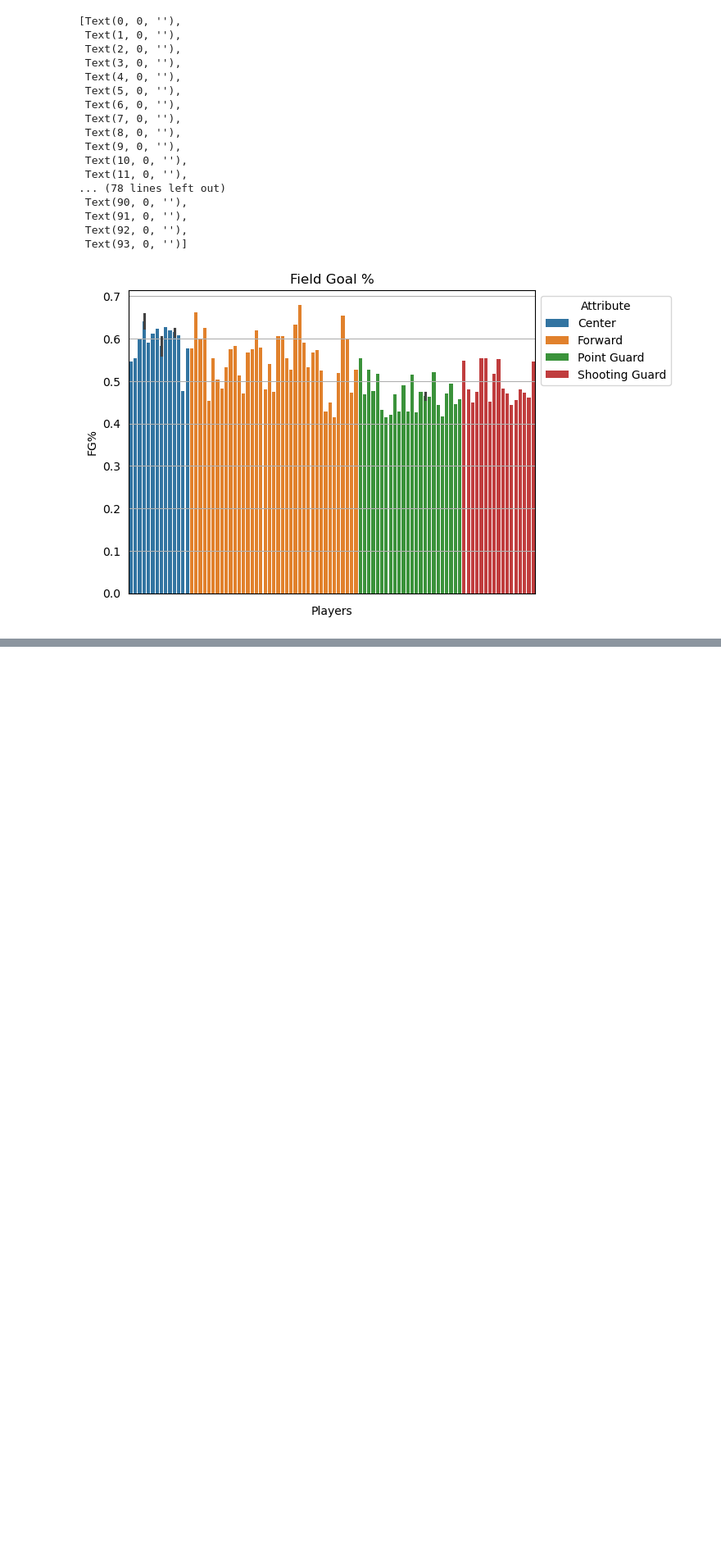
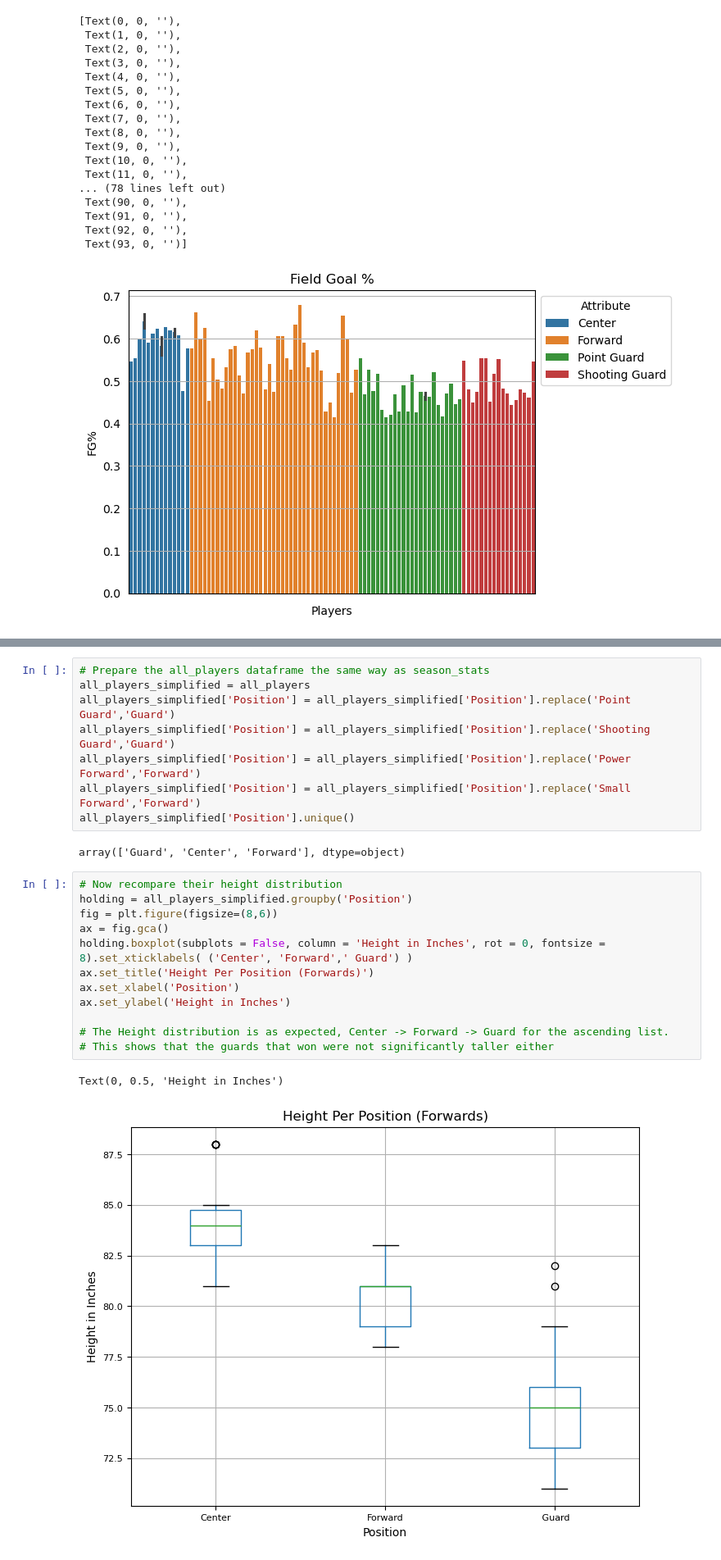
Before and after one commit to Wioaey/NCAA-Positional-Battle, a Jupyter notebook: NCAA_Position_Trend.ipynb, the cells around one changed output, grey strips where cells are left out. Shown at 82% size. Saved outputs shown, nothing was run; the diff lists cells and outputs as text; blank space fills up the shorter version.

```diff
--- a/NCAA_Position_Trend.ipynb
+++ b/NCAA_Position_Trend.ipynb
@@ -341,0 +408,25 @@ for i, subplot in enumerate(ax):
+# %%
+# Prepare the all_players dataframe the same way as season_stats
+all_players_simplified = all_players
+all_players_simplified['Position'] = all_players_simplified['Position'].replace('Point Guard','Guard')
+all_players_simplified['Position'] = all_players_simplified['Position'].replace('Shooting Guard','Guard')
+all_players_simplified['Position'] = all_players_simplified['Position'].replace('Power Forward','Forward')
+all_players_simplified['Position'] = all_players_simplified['Position'].replace('Small Forward','Forward')
+all_players_simplified['Position'].unique()
+# %% [output]
+array(['Guard', 'Center', 'Forward'], dtype=object)
+# %%
+# Now recompare their height distribution
+holding = all_players_simplified.groupby('Position')
+fig = plt.figure(figsize=(8,6))
+ax = fig.gca()
+holding.boxplot(subplots = False, column = 'Height in Inches', rot = 0, fontsize = 8).set_xticklabels( ('Center', 'Forward',' Guard') )
+ax.set_title('Height Per Position (Forwards)')
+ax.set_xlabel('Position')
+ax.set_ylabel('Height in Inches')
+
+# The Height distribution is as expected, Center -> Forward -> Guard for the ascending list.
+# This shows that the guards that won were not significantly taller either
+# %% [output]
+Text(0, 0.5, 'Height in Inches')
+[figure, added]
```
Also changed, not shown: parts of 15 cells of this notebook.
